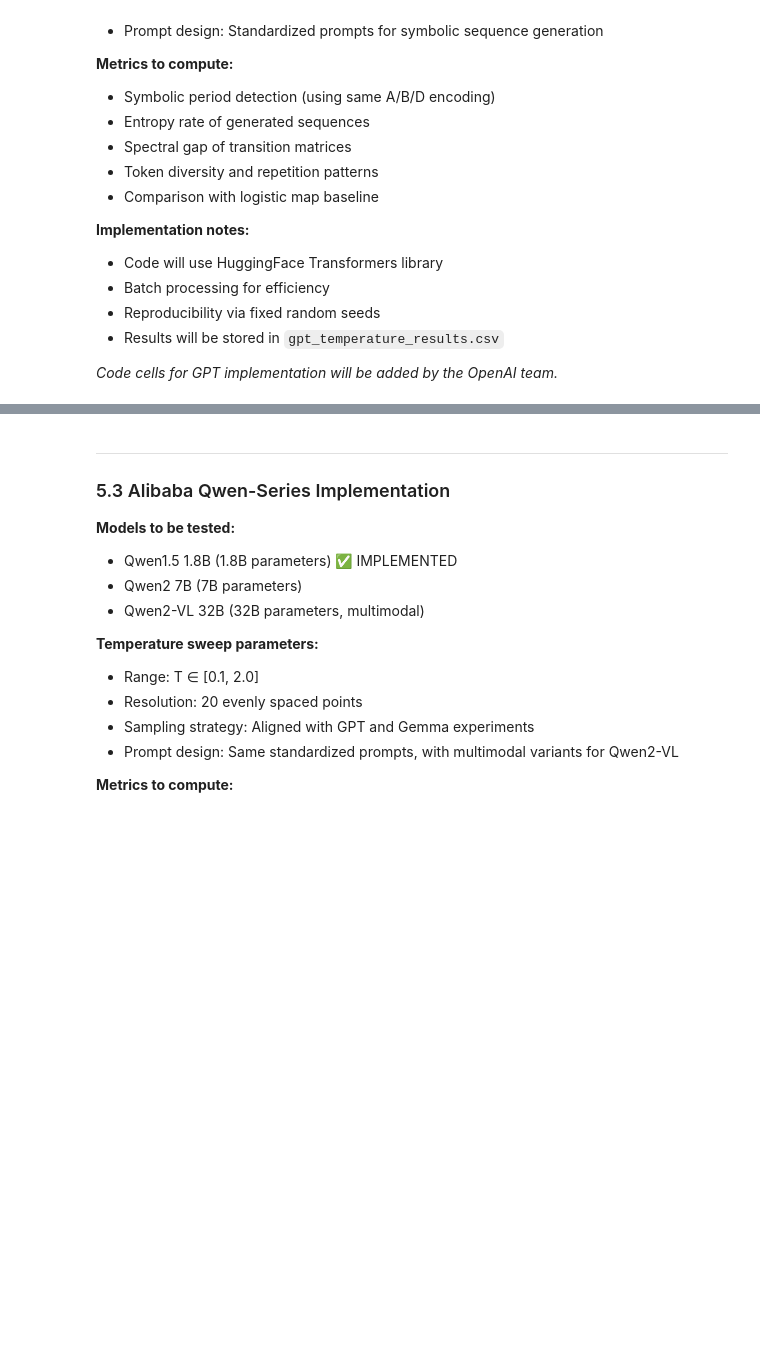
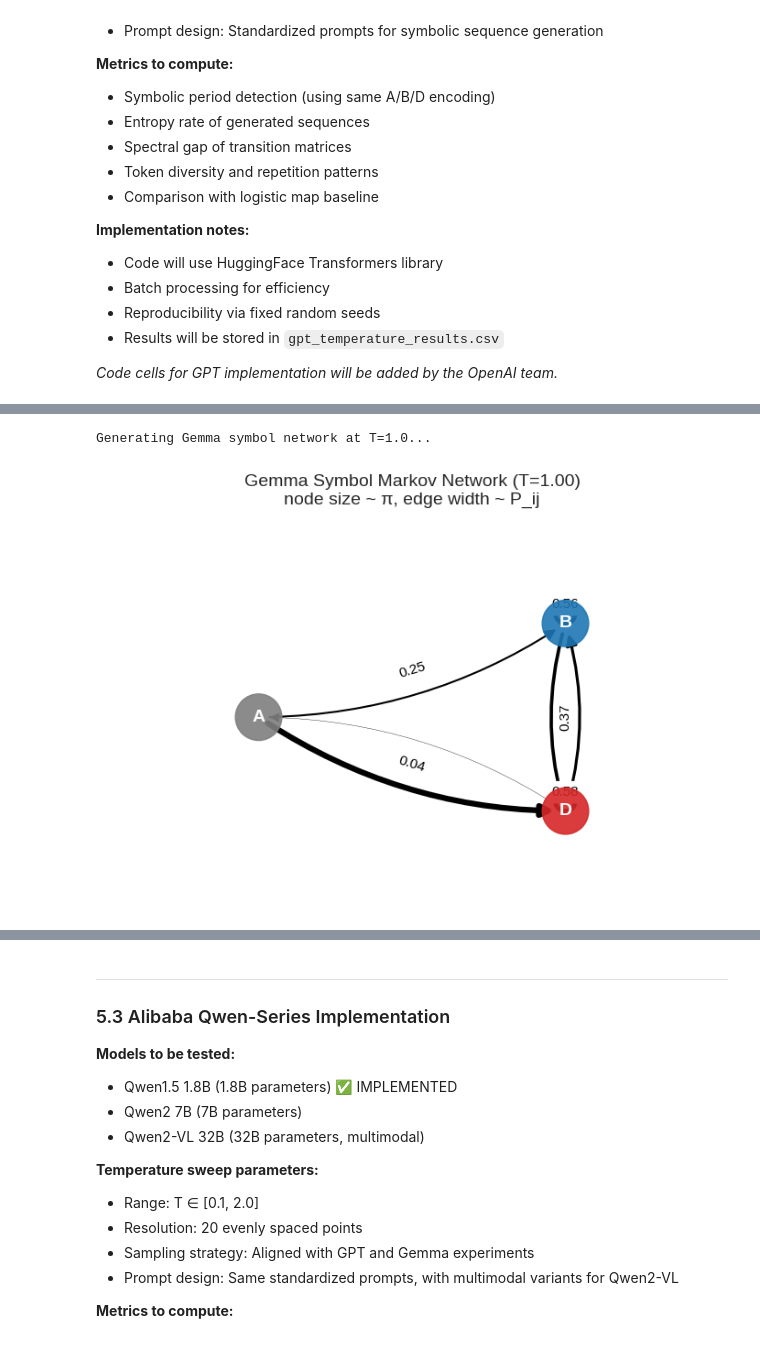
Before and after one commit to Dhwanil25/Data_network_Research_Project, a Jupyter notebook: LLM_Temperature_Studies.ipynb, the cells around one changed output, grey strips where cells are left out. Cells and saved outputs as stored; diff of their text form; code cells hidden in the pictures; blank space fills up the shorter version.

```diff
--- a/LLM_Temperature_Studies.ipynb
+++ b/LLM_Temperature_Studies.ipynb
@@ -772,0 +1462,80 @@ This section outlines the planned implementation for testing LLM models across t
+# %%
+# Gemma Symbol Network visualization showing Markov transitions
+
+# Select a representative temperature for visualization
+temp_sample = 1.0
+
+# Load Gemma data if not already in memory
+if 'gemma_df' not in globals() or gemma_df.empty:
+    gemma_df = pd.read_csv('gemma_temperature_results.csv')
+
+# Generate a sample sequence at the selected temperature
+print(f"Generating Gemma symbol network at T={temp_sample}...")
+
+# For visualization, we'll use one of the existing sequences from the sweep
+# Find sequences at the target temperature
+temp_mask = np.isclose(gemma_df['temperature'], temp_sample)
+if temp_mask.sum() == 0:
+    # If exact temperature not found, use closest
+    temp_sample = gemma_df.iloc[(gemma_df['temperature'] - temp_sample).abs().argsort()[0]]['temperature']
+    temp_mask = np.isclose(gemma_df['temperature'], temp_sample)
+
+# Get the first sequence at this temperature and regenerate it
+sample_row = gemma_df[temp_mask].iloc[0]
+prompt_text = GEMMA_PROMPTS[int(sample_row['prompt_idx']) % len(GEMMA_PROMPTS)]
+
+# Generate fresh sequence for visualization
+token_ids = generate_gemma_sequence(prompt_text, temperature=temp_sample, max_new_tokens=700)
+syms_sample = gemma_token_ids_to_symbols(token_ids, method='modulo')
+
+# Compute transition matrix
+C_sample, P_sample = compute_transition_matrix(syms_sample)
+pi_sample = stationary_distribution(P_sample)
+
+# Color scheme
+COLOR = {'A': 'tab:gray', 'B': 'tab:blue', 'D': 'tab:red'}
+
+# Create network
+G = nx.DiGraph()
+symbols = ('A', 'B', 'D')
+for s in symbols:
+    G.add_node(s)
+
+min_edge = 0.02
+for i, si in enumerate(symbols):
+    for j, sj in enumerate(symbols):
+        if P_sample[i, j] >= min_edge:
+            G.add_edge(si, sj, weight=float(P_sample[i, j]))
+
+# Layout and sizes - adjusted positions to prevent cropping
+pos = {'A': (-0.6, 0.0), 'B': (0.6, 0.5), 'D': (0.6, -0.5)}
+node_sizes = [4000 * float(pi_sample[symbols.index(s)]) for s in symbols]
+node_colors = [COLOR[s] for s in symbols]
+
+# Plot with adjusted margins
+fig, ax = plt.subplots(figsize=(7, 5))
+nx.draw_networkx_nodes(G, pos, node_size=node_sizes, node_color=node_colors, alpha=0.9, ax=ax)
+nx.draw_networkx_labels(G, pos, font_size=14, font_weight='bold', font_color='white', ax=ax)
+
+widths = [6.0 * d['weight'] for (_, _, d) in G.edges(data=True)]
+nx.draw_networkx_edges(G, pos, width=widths, arrows=True, arrowstyle='-|>',
+                      arrowsize=18, connectionstyle='arc3,rad=0.15', ax=ax)
+
+edge_labels = {(u, v): f"{P_sample[symbols.index(u), symbols.index(v)]:.2f}"
+               for (u, v) in G.edges()}
+nx.draw_networkx_edge_labels(G, pos, edge_labels=edge_labels, font_size=11, ax=ax)
+
+ax.set_xlim(-1.2, 1.2)
+ax.set_ylim(-1.0, 1.0)
+ax.axis('off')
+ax.set_title(f'Gemma Symbol Markov Network (T={temp_sample:.2f})\nnode size ~ π, edge width ~ P_ij',
+             fontsize=14, pad=20)
+
+plt.tight_layout()
+plt.savefig('gemma_symbol_network.png', dpi=150, bbox_inches='tight')
+plt.show()
+
+print(f"✓ Gemma symbol network saved to gemma_symbol_network.png (T={temp_sample})")
+# %% [output]
+Generating Gemma symbol network at T=1.0...
+[figure, added]
```
Also changed, not shown: parts of 26 cells of this notebook.
